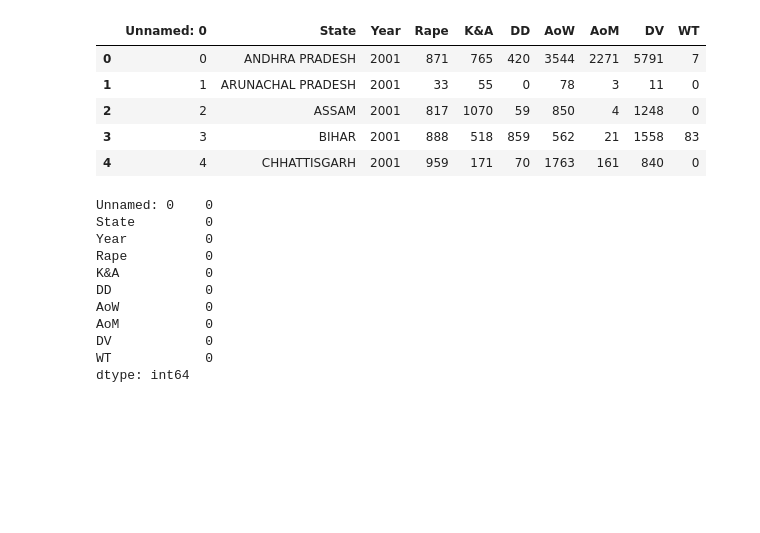
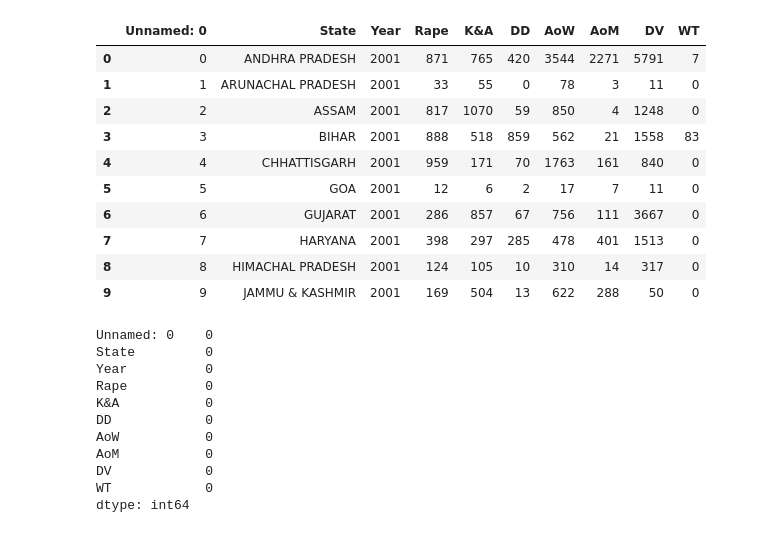
Before and after one commit to AakashShah07/Crime_priction_system, a Jupyter notebook: new.ipynb, the cells around one changed output. Saved outputs shown, nothing was run; the diff lists cells and outputs as text; code cells hidden in the pictures; blank space fills up the shorter version.

```diff
--- a/new.ipynb
+++ b/new.ipynb
@@ -11,14 +12,19 @@ from sklearn.ensemble import RandomForestRegressor
 from sklearn.metrics import mean_absolute_error, mean_squared_error, r2_score
 # %%
 data = pd.read_csv('data.csv')
-data.head(5)
+data.head(10)
 # %% [output]
 |  | Unnamed: 0 | State | Year | Rape | K&A | DD | AoW | AoM | DV | WT |
 | 0 | 0 | ANDHRA PRADESH | 2001 | 871 | 765 | 420 | 3544 | 2271 | 5791 | 7 |
 | 1 | 1 | ARUNACHAL PRADESH | 2001 | 33 | 55 | 0 | 78 | 3 | 11 | 0 |
 | 2 | 2 | ASSAM | 2001 | 817 | 1070 | 59 | 850 | 4 | 1248 | 0 |
 | 3 | 3 | BIHAR | 2001 | 888 | 518 | 859 | 562 | 21 | 1558 | 83 |
 | 4 | 4 | CHHATTISGARH | 2001 | 959 | 171 | 70 | 1763 | 161 | 840 | 0 |
+| 5 | 5 | GOA | 2001 | 12 | 6 | 2 | 17 | 7 | 11 | 0 |
+| 6 | 6 | GUJARAT | 2001 | 286 | 857 | 67 | 756 | 111 | 3667 | 0 |
+| 7 | 7 | HARYANA | 2001 | 398 | 297 | 285 | 478 | 401 | 1513 | 0 |
+| 8 | 8 | HIMACHAL PRADESH | 2001 | 124 | 105 | 10 | 310 | 14 | 317 | 0 |
+| 9 | 9 | JAMMU & KASHMIR | 2001 | 169 | 504 | 13 | 622 | 288 | 50 | 0 |
 # %%
 data.isnull().sum()
 # %% [output]
```
Also changed, not shown: parts of 19 cells of this notebook, 2 other files.
